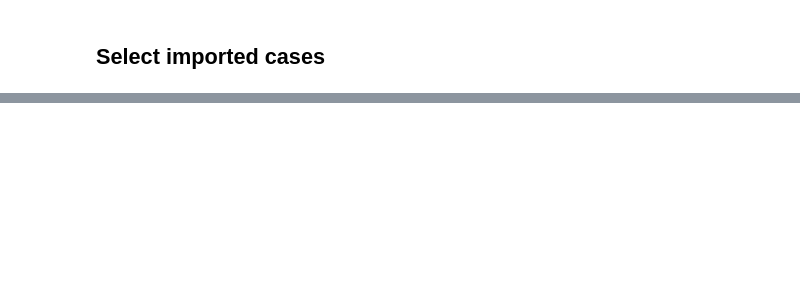
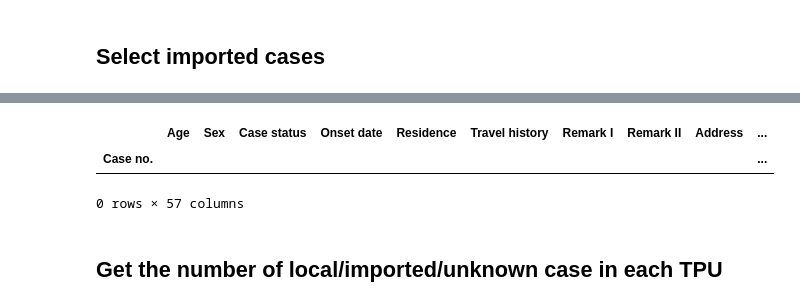
Before and after one commit to BoboFrost/covid_risk_tpu_regression, a Jupyter notebook: ratio_preprocessing.ipynb, the cells around one changed output, grey strips where cells are left out. Drawn from its saved outputs; the diff is of its cells as text; code cells hidden in the pictures; blank space fills up the shorter version.

```diff
--- a/ratio_preprocessing.ipynb
+++ b/ratio_preprocessing.ipynb
@@ -69,0 +372,8 @@ tpu_count.to_csv('F:\python\TPU_data\covid_TPU_count_selected_normalized.csv')
+# %%
+for type in local_type['all_types'].unique():
+    #print(index)
+    df.loc[(~df['Travel history'].str.contains('Nil|NIl'))&(df['Remark I']== type),'case type'] = 'local case'
+
+for type in imported_type['all_types'].unique():
+    #print(index)
+    df.loc[(~df['Travel history'].str.contains('Nil|NIl'))&(df['Remark I']== type),'case type'] = 'imported case'
@@ -69,0 +405,4 @@ tpu_count.to_csv('F:\python\TPU_data\covid_TPU_count_selected_normalized.csv')
+# %%
+df.loc[(~df['Travel history'].str.contains('Nil|NIl'))&(df['case type'] == 0)&(df['Case status'].str.contains('Asymptomatic|pending',case=False)), 'case type'] = 'unknown'
+
+df.loc[(~df['Travel history'].str.contains('Nil|NIl'))&(df['case type'] == 0)&(df['Remark I'].str.contains('quarantine')), 'case type'] = 'imported case'
@@ -69,0 +435,3 @@ tpu_count.to_csv('F:\python\TPU_data\covid_TPU_count_selected_normalized.csv')
+# %%
+to_classify = pd.read_csv('F:\python\TPU_data\ccovid_case_TPU_selected_to_classify.csv', index_col=0)
+print(to_classify)
@@ -69,0 +456,10 @@ tpu_count.to_csv('F:\python\TPU_data\covid_TPU_count_selected_normalized.csv')
+# %%
+for i in to_classify.index:
+    #print(i) # 输出列名
+    df.loc[i,'case type'] = to_classify.at[i,'case type']
+# %%
+df.loc[df['case type'] == 0,:]
+# %% [output]
+|  | Age | Sex | Case status | Onset date | Residence | Travel history | Remark I | Remark II | Address | ... |
+| Case no. |  |  |  |  |  |  |  |  |  | ... |
+0 rows × 57 columns
@@ -69,0 +468,2 @@ tpu_count.to_csv('F:\python\TPU_data\covid_TPU_count_selected_normalized.csv')
+# %% [markdown]
+## Get the number of local/imported/unknown case in each TPU
```
Also changed, not shown: parts of 46 cells of this notebook.
